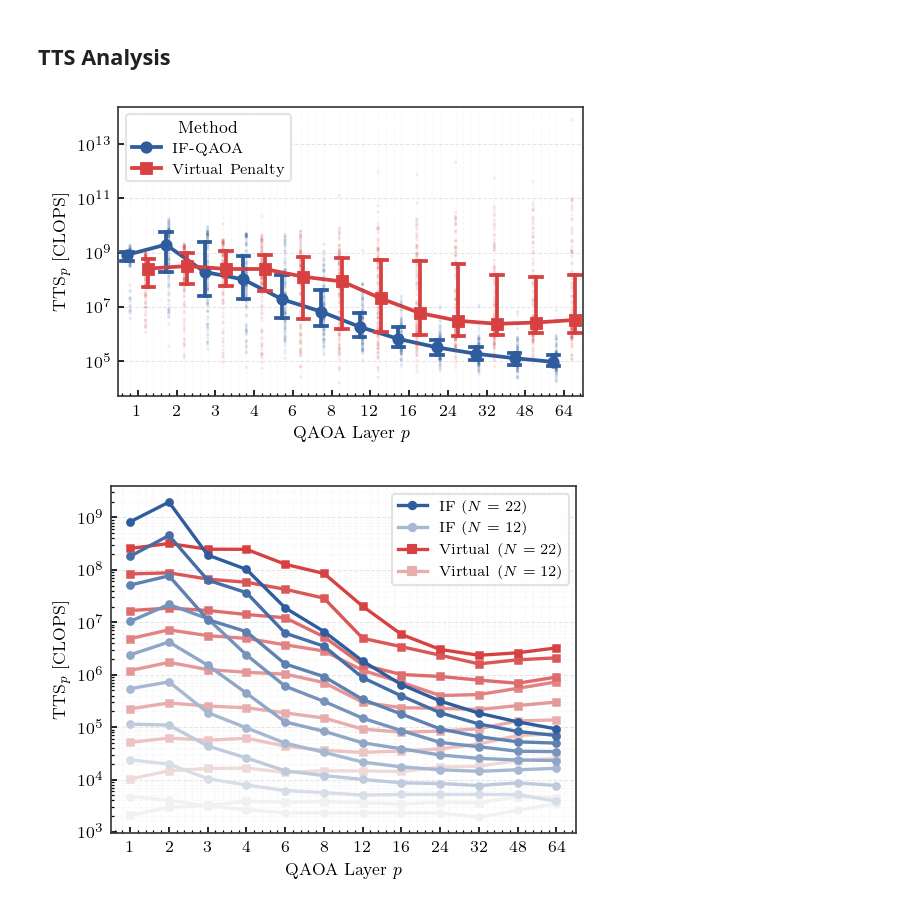
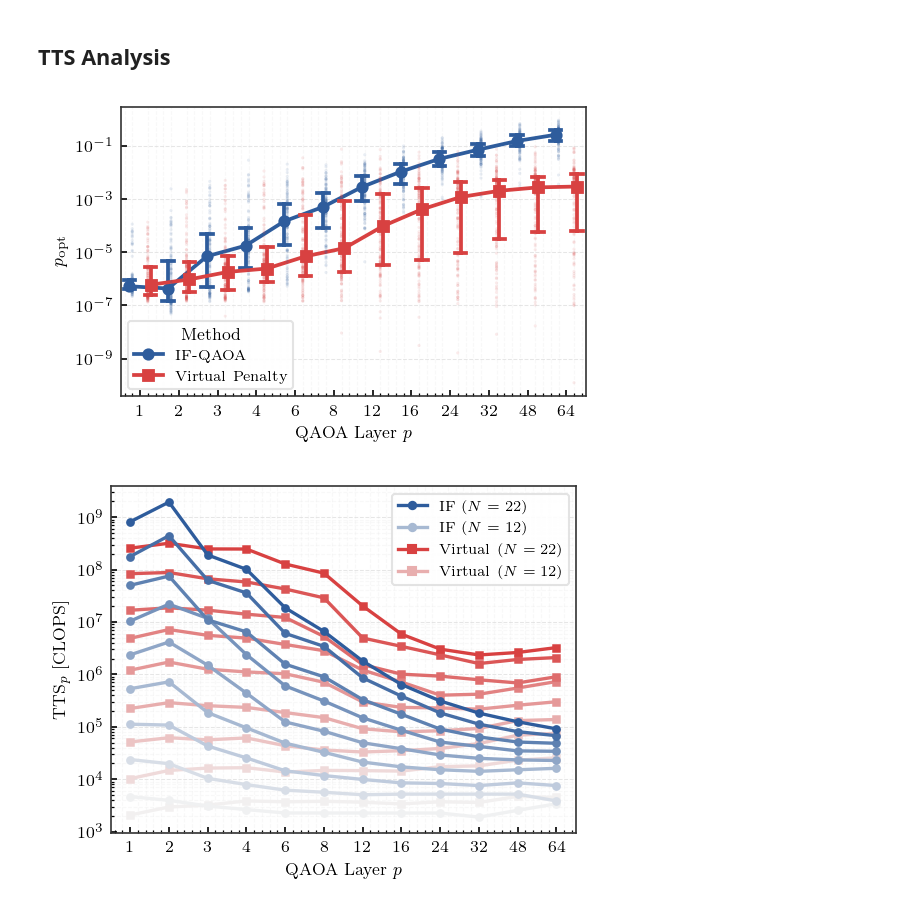
Before and after one commit to dbucher97/fast-qaoa-c, a Jupyter notebook: notebooks/int_analysis.ipynb, the cells around one changed output. Drawn from its saved outputs; the diff is of its cells as text; code cells hidden in the pictures.

```diff
--- a/notebooks/int_analysis.ipynb
+++ b/notebooks/int_analysis.ipynb
@@ -128,14 +128,14 @@ df_opt["n_qubits_log"] = np.log10(df_opt.n_qubits)
 df_opt_fit2 = fit_multi(df_opt, x="n_qubits_log", y="log_tts", groupby=["method"])
 # %%
 fig, ax = styling.subplots()
-sns.pointplot(df.query("n_qubits == 22"), x="depth", y="tts", hue="Method", dodge=.55, legend=True, estimator=np.median, capsize=0.3, errorbar=("pi", 50), markers=["o", "s", "d"])
-sns.stripplot(df.query("n_qubits == 22"), x="depth", y="tts", hue="Method", dodge=True, alpha=0.1, legend=False, marker='o', jitter=False, s=1.5)
+sns.pointplot(df.query("n_qubits == 22"), x="depth", y="p_opt", hue="Method", dodge=.55, legend=True, estimator=np.median, capsize=0.3, errorbar=("pi", 50), markers=["o", "s", "d"])
+sns.stripplot(df.query("n_qubits == 22"), x="depth", y="p_opt", hue="Method", dodge=True, alpha=0.1, legend=False, marker='o', jitter=False, s=1.5)
 
 plt.xlabel(clean_names[ax.get_xlabel()])
 plt.ylabel(clean_names[ax.get_ylabel()])
 plt.yscale("log")
 # %% [output]
-[figure, old version]
+[figure, new version]
 # %%
 # Main plot with media TTS
 _, ax = styling.subplots(figsize=(4, 3))
```
Also changed, not shown: parts of 6 cells of this notebook, 13 other files.
